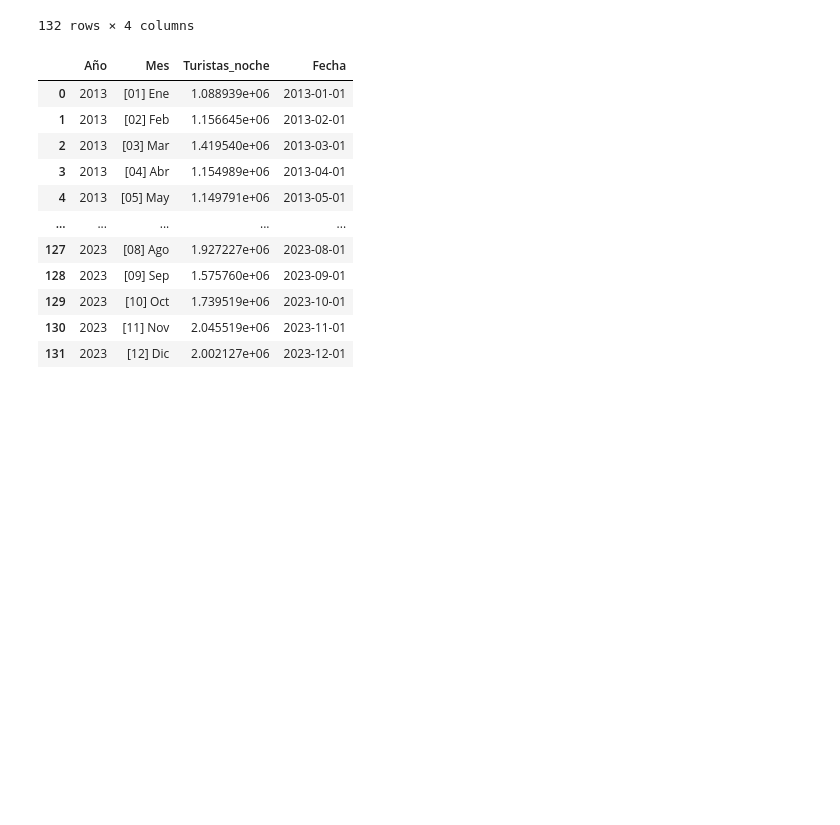
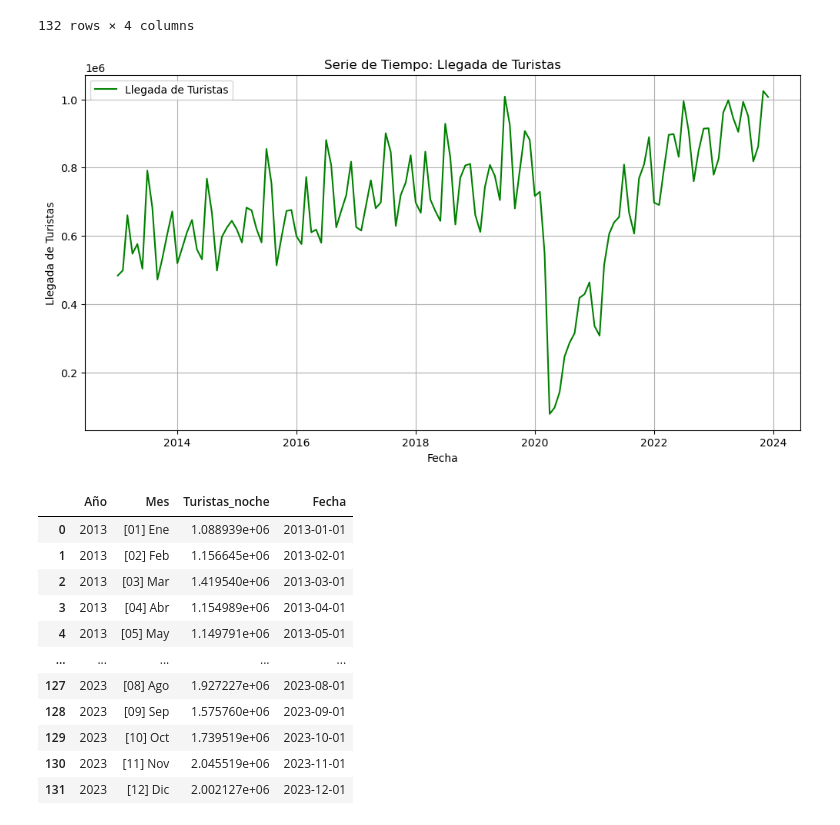
Before and after one commit to matutedevelop/Proyecto_prog_analisis, a Jupyter notebook: Cleaning_edu/data_edu6_2.ipynb, the cells around one changed output. Cells and saved outputs as stored; diff of their text form; code cells hidden in the pictures; blank space fills up the shorter version.

Commit message:
i fixes the plots

```diff
--- a/Cleaning_edu/data_edu6_2.ipynb
+++ b/Cleaning_edu/data_edu6_2.ipynb
@@ -80,6 +80,17 @@ Llegada_turistas
 | 130 | 2023 | [11] Nov | 1.024303e+06 | 2023-11-01 |
 | 131 | 2023 | [12] Dic | 1.006722e+06 | 2023-12-01 |
 132 rows × 4 columns
+# %%
+plt.figure(figsize=(12, 6))
+plt.plot(Llegada_turistas['Fecha'], Llegada_turistas['Llegada_turistas'], label='Llegada de Turistas', color='green')
+plt.xlabel('Fecha')
+plt.ylabel('Llegada de Turistas')
+plt.title('Serie de Tiempo: Llegada de Turistas')
+plt.legend()
+plt.grid(True)
+plt.show()
+# %% [output]
+[figure, added]
 # %%
 Turistas_noche= pd.read_excel('cleaned_edu62.xlsx', sheet_name='Hoja4',)
 Turistas_noche['Fecha'] = pd.to_datetime(Turistas_noche['Año'].astype(str) + '-' + Turistas_noche['Mes'].str.extract(r'\[(\d+)\]')[0])
```
Also changed, not shown: parts of 3 cells of this notebook.
